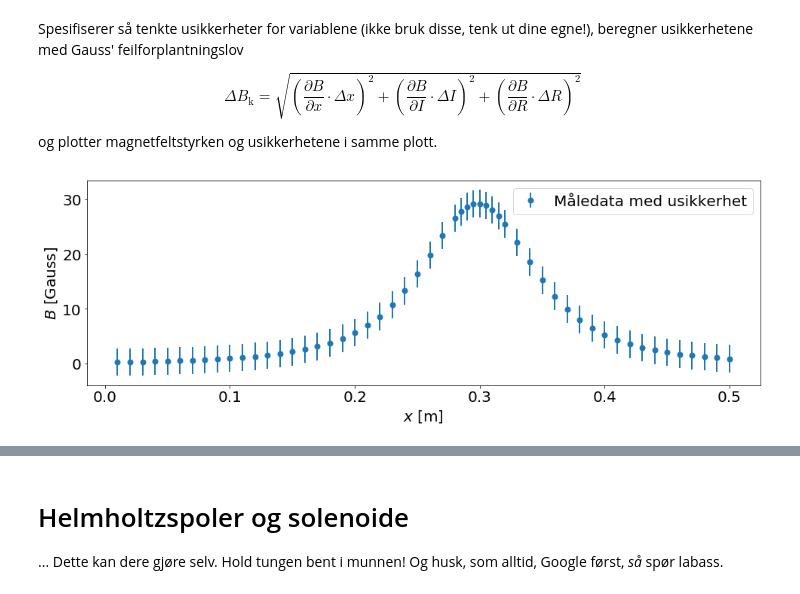
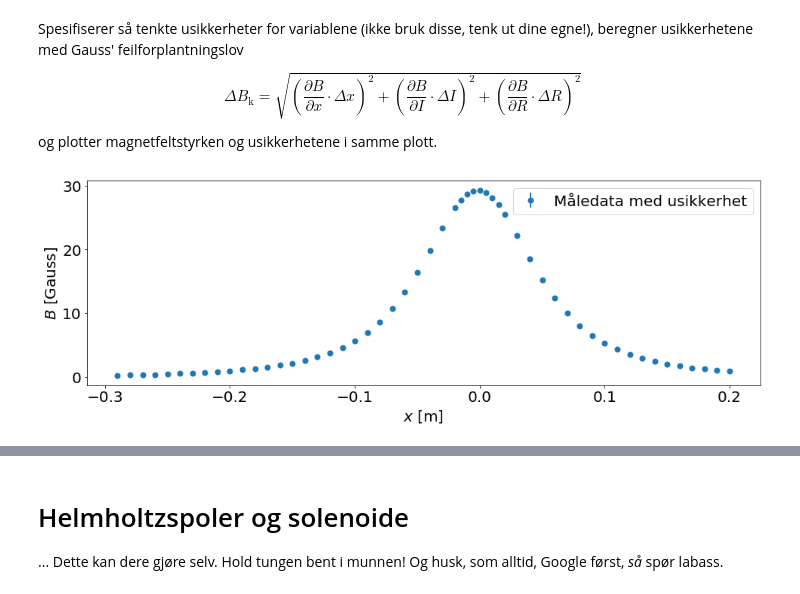
Before and after one commit to hakonanes/jupyter-notebooks, a Jupyter notebook: tea-edu/usikkerhetsanalyse_biotsavart_fy1003_20180215.ipynb, the cells around one changed output, grey strips where cells are left out. Drawn from its saved outputs; the diff is of its cells as text; code cells hidden in the pictures.

```diff
--- a/tea-edu/usikkerhetsanalyse_biotsavart_fy1003_20180215.ipynb
+++ b/tea-edu/usikkerhetsanalyse_biotsavart_fy1003_20180215.ipynb
@@ -60,15 +60,16 @@ dBkd[1]
 # %% [markdown]
 Suksess! Da skriver vi måleposisjoner og målte feltstyrker ved posisjonene vi ønsker å beregne usikkerhetene for til lister.
 # %%
-xk = [0.01, 0.02, 0.03, 0.04, 0.05, 0.06, 0.07, 0.08, 0.09, 0.10, 0.11, 0.12, 0.13, 0.14,
-      0.15, 0.16, 0.17, 0.18, 0.19, 0.20, 0.21, 0.22, 0.23, 0.24, 0.25, 0.26, 0.27, 0.28,
-      0.285, 0.29, 0.295, 0.3, 0.305, 0.31, 0.315, 0.32, 0.33, 0.34, 0.35, 0.36, 0.37,
-      0.38, 0.39, 0.4, 0.41, 0.42, 0.43, 0.44, 0.45, 0.46, 0.47, 0.48, 0.49, 0.5]
+xk = np.array([0.01, 0.02, 0.03, 0.04, 0.05, 0.06, 0.07, 0.08, 0.09, 0.10, 0.11, 0.12, 0.13, 0.14,
+               0.15, 0.16, 0.17, 0.18, 0.19, 0.20, 0.21, 0.22, 0.23, 0.24, 0.25, 0.26, 0.27, 0.28,
+               0.285, 0.29, 0.295, 0.3, 0.305, 0.31, 0.315, 0.32, 0.33, 0.34, 0.35, 0.36, 0.37,
+               0.38, 0.39, 0.4, 0.41, 0.42, 0.43, 0.44, 0.45, 0.46, 0.47, 0.48, 0.49, 0.5])
+xk = xk - 0.30
 
-Bk = [0.22, 0.26, 0.3, 0.36, 0.42, 0.49, 0.58, 0.67, 0.79, 0.92, 1.09, 1.27, 1.51, 1.79,
-      2.14, 2.57, 3.1, 3.75, 4.58, 5.62, 6.97, 8.59, 10.74, 13.3, 16.36, 19.85, 23.41, 26.57,
-      27.76, 28.71, 29.2, 29.26, 28.91, 28.13, 26.97, 25.52, 22.19, 18.53, 15.21, 12.31,
-      9.96, 8.04, 6.47, 5.26, 4.31, 3.51, 2.9, 2.41, 2.02, 1.7, 1.43, 1.21, 1.03, 0.87]
+Bk = np.array([0.22, 0.26, 0.3, 0.36, 0.42, 0.49, 0.58, 0.67, 0.79, 0.92, 1.09, 1.27, 1.51, 1.79,
+               2.14, 2.57, 3.1, 3.75, 4.58, 5.62, 6.97, 8.59, 10.74, 13.3, 16.36, 19.85, 23.41, 26.57,
+               27.76, 28.71, 29.2, 29.26, 28.91, 28.13, 26.97, 25.52, 22.19, 18.53, 15.21, 12.31,
+               9.96, 8.04, 6.47, 5.26, 4.31, 3.51, 2.9, 2.41, 2.02, 1.7, 1.43, 1.21, 1.03, 0.87])
 # %% [markdown]
 Spesifiserer så tenkte usikkerheter for variablene (ikke bruk disse, tenk ut dine egne!), beregner usikkerhetene med Gauss' feilforplantningslov
 
@@ -82,37 +83,37 @@ og plotter magnetfeltstyrken og usikkerhetene i samme plott.
 # %%
 # Tenkte usikkerheter (ikke bruk disse, tenk gjennom eksperimentet og målemetodene og kom opp med
 # deres egne!)
-deltaxk = 0.01  # [m]
-deltaIk = 0.03  # [A]
-deltaRk = 0.0093 # [m]
+deltaxk = 0.014  # [m]
+deltaIk = 0.05  # [A]
+deltaRk = 0.005  # [m]
 
 # Legger dem i en liste i samme rekkefølge (! VIKTIG!) som dBkd
 deltas = [deltaxk, deltaIk, deltaRk]
 
 # Definerer et array av samme form som Bk
-deltaBk = np.zeros(len(Bk))
+deltaBk = np.zeros(xk.shape)
 
 # Beregner usikkerhetene for hver av måleposisjonene. Én iterasjon, én deltaB(x_i).
 for i in range(len(xk)):
 
     # Benytter list comprehension her, se f.eks.
     # http://www.secnetix.de/olli/Python/list_comprehensions.hawk
     # Eksempel syntaks: variabel = [en-operasjon for i in range(3)]
     # Hva vi gjør (fra innerst til ytterst i linjen):
     #   1. Med dBkd[i].subs() bytter vi ut variablene N, I, mu0, R og x med tallverdier. x endrer seg
     #      fra iterasjon til iterasjon i løkken.
     #   2. Sørger for å gange hvert ledd med 10^4 for å gå fra Tesla til Gauss
     #   3. Kvadrerer
     #   4. Summerer de tre leddene ()^2
     deltaBk[i] = np.sum([(dBkd[i].subs([(N, 330), (I, 1), (mu0, 4*np.pi*1e-7), (R, 0.07),
                                         (x, xk[i])])*1e4*deltas[i])**2 for i in range(len(deltas))])
     # Så tar vi roten
     deltaBk[i] = np.sqrt(deltaBk[i])
 
 # Plotter
 plt.errorbar(xk, Bk, yerr=deltaBk, fmt='o', label='Måledata med usikkerhet')
 plt.xlabel('$x$ [m]')
 plt.ylabel('$B$ [Gauss]')
 plt.legend();
 # %% [output]
-[figure, old version]
+[figure, new version]
```
Also changed, not shown: parts of 2 cells of this notebook.
